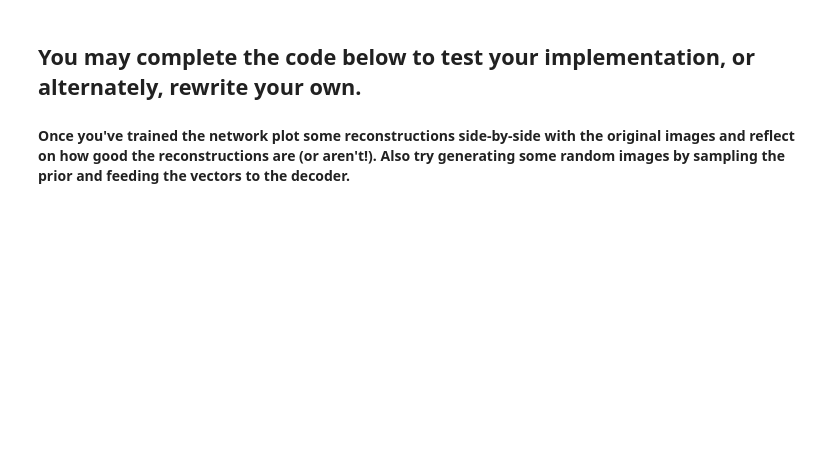
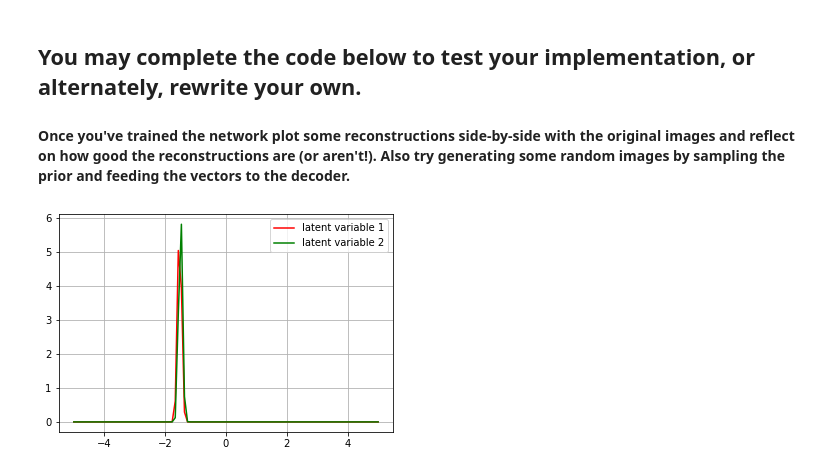
Before and after one commit to WHU-Peter/COMP6248-Deep-Learning, a Jupyter notebook: 8_3_VAE.ipynb, the cells around one changed output. Cells and saved outputs as stored; diff of their text form; code cells hidden in the pictures; blank space fills up the shorter version.

```diff
--- a/8_3_VAE.ipynb
+++ b/8_3_VAE.ipynb
@@ -157,3 +178,20 @@ for epoch in range(nEpoch):
+# %%
+from scipy import stats
+import math
+
+x = np.linspace(-5, 5, 100)
+
+image_index = np.random.randint(mu.shape[0])
+y1 = stats.norm(loc=mu[image_index][0], scale=math.exp(log_sigma2[image_index][0] / 2)).pdf(x)
+y2 = stats.norm(loc=mu[image_index][1], scale=math.exp(log_sigma2[image_index][1] / 2)).pdf(x)
+
+plt.plot(x, y1, 'r', label='latent variable 1')
+plt.plot(x, y2, 'g', label='latent variable 2')
+plt.legend()
+plt.grid()
+plt.show()
+# %% [output]
+[figure, added]
 # %%
 ## Please display some of the generated images in the submitted Notebook
 # YOUR CODE HERE
```
Also changed, not shown: parts of 4 cells of this notebook.
